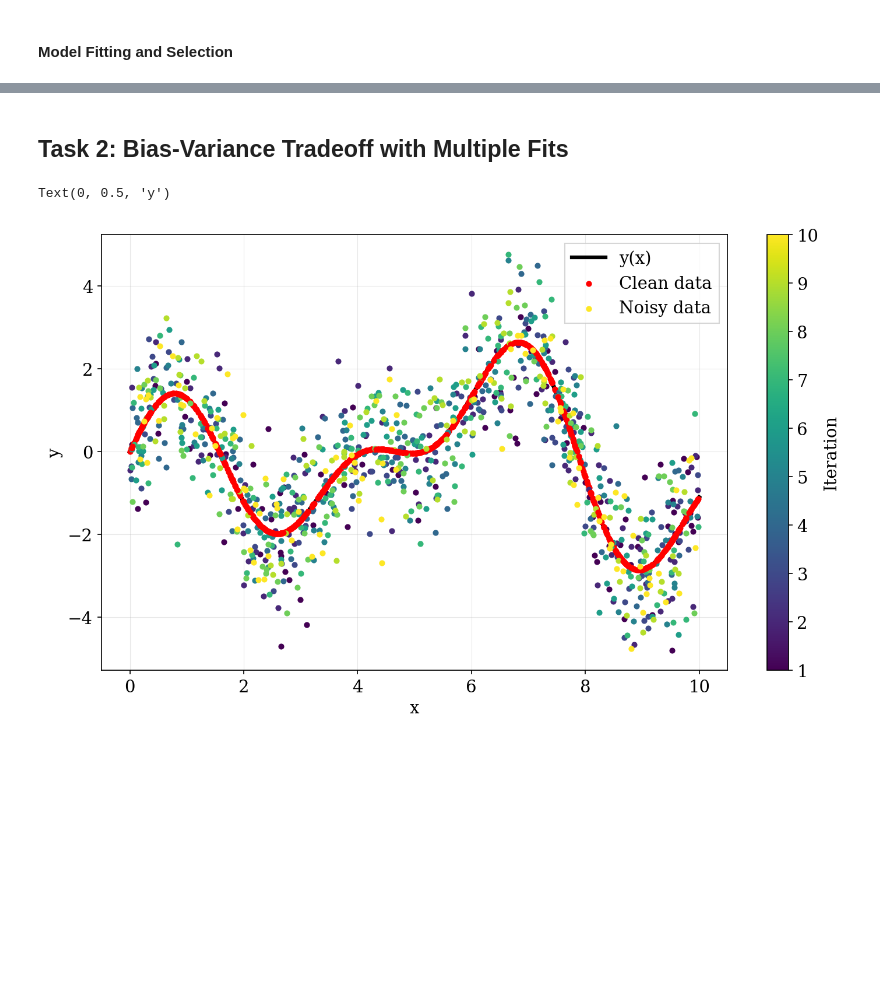
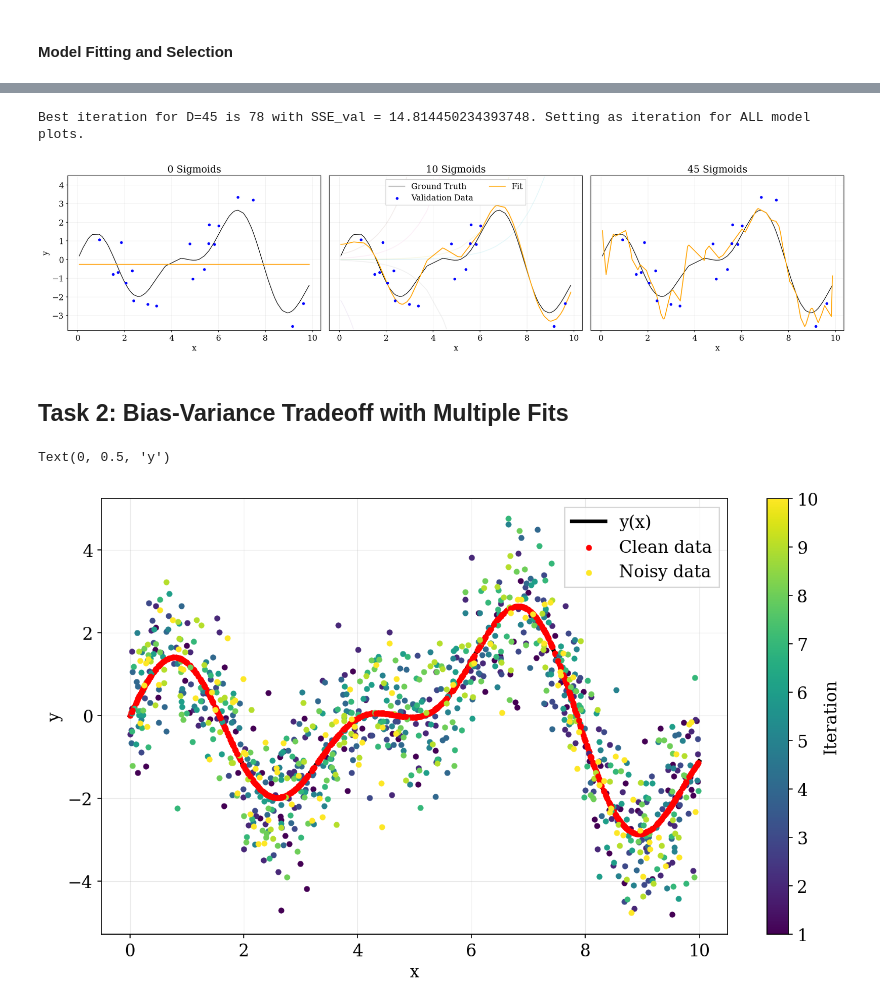
Before and after one commit to audrey352/PHYS551, a Jupyter notebook: Assignment2/A2_notebook.ipynb, the cells around one changed output, grey strips where cells are left out. Cells and saved outputs as stored; diff of their text form; code cells hidden in the pictures; blank space fills up the shorter version.

```diff
--- a/Assignment2/A2_notebook.ipynb
+++ b/Assignment2/A2_notebook.ipynb
@@ -524,3 +677,77 @@ Best iteration for D=45 is 45 with SSE_val = 27.03001169075427. Setting as itera
+# %%
+# -- 4. Continued... WITH SIGMOID BASES
+best45model = ssedf.loc[ssedf['D'] == 45].sort_values(by='SSE_Val').iloc[0] # get best model for D=45
+iteration = best45model['iteration'] # getting best iteration for D=45
+print(f'Best iteration for D=45 is {iteration} with SSE_val = {best45model["SSE_Val"]}. Setting as iteration for ALL model plots.')
+
+model0 = ssedf['model'][(ssedf['D'] == 0) & (ssedf['iteration'] == iteration)].values[0]
+model10 = ssedf['model'][(ssedf['D'] == 10) & (ssedf['iteration'] == iteration)].values[0]
+model45 = ssedf['model'][(ssedf['D'] == 45) & (ssedf['iteration'] == iteration)].values[0]
+
+xtrain = np.sort(xtrain)
+xval = np.sort(xval)
+
+fig, [ax0, ax10, ax45] = plt.subplots(1, 3, figsize=(20,5), sharey=True)
+
+# remove hspace
+plt.subplots_adjust(wspace=0)
+ax10.tick_params(left=False)
+ax45.tick_params(left=False)
+
+# 0 bases
+ax0.set_title('0 Sigmoids')
+D = 0
+bases = np.arange(0, D)
+mu = np.min(xtrain) + (np.max(xtrain) - np.min(xtrain))/(D-1) * bases
+phi = sigmoid(xtrain[:,None], mu[None,:])
+
+yh = model0.predict(phi)
+# ax0.plot(xtrain, model0.w[-1]*np.ones_like(yh), label='Intercept')
+ax0.plot(x, y(x), c='k', lw=1, label='Ground Truth')
+ax0.scatter(xval, y(xval, errval), c='b', s=15, zorder=5, label='Validation Data')
+ax0.plot(xtrain, yh, c='orange', label=f'Fit')
+ax0.set_ylim(-3.8, 4.5)
+ax0.set_ylabel('y')
+ax0.set_xlabel('x')
+
+
+# 10 sigmoids
+ax10.set_title('10 Sigmoids')
+D = 10
+bases = np.arange(0, D)
+mu = np.min(xtrain) + (np.max(xtrain) - np.min(xtrain))/(D-1) * bases
+phi = sigmoid(xtrain[:,None], mu[None,:])
+yh = model10.predict(phi)
+for d in range(D):
+    ax10.plot(xtrain, model10.w[d]*phi[:,d], '-', alpha=.1)
+# ax10.plot(xtrain, model10.w[-1]*np.ones_like(yh), label='Intercept')
+ax10.plot(x, y(x), c='k', lw=1, label='Ground Truth')
+ax10.scatter(xval, y(xval, errval), c='b', s=15, zorder=5, label='Validation Data')
+ax10.plot(xtrain, yh, c='orange', label=f'Fit')
+ax10.set_xlabel('x')
+ax10.legend(loc='upper center', ncol=2, framealpha=1)
+
+
+# 45 sigmoids
+ax45.set_title('45 Sigmoids')
+D = 45
+bases = np.arange(0, D)
+mu = np.min(xtrain) + (np.max(xtrain) - np.min(xtrain))/(D-1) * bases
+phi = sigmoid(xtrain[:,None], mu[None,:])
+yh = model45.predict(phi)
+for d in range(D):
+    ax45.plot(xtrain, model45.w[d]*phi[:,d], '-', alpha=.1)
+# ax45.plot(xtrain, model45.w[-1]*np.ones_like(yh), label='Intercept')
+ax45.plot(x, y(x), c='k', lw=1, label='Ground Truth')
+ax45.scatter(xval, y(xval, errval), c='b', s=15, zorder=5, label='Validation Data')
+ax45.plot(xtrain, yh, c='orange', label=f'Fit')
+ax45.set_xlabel('x')
+
+plt.savefig(SAVEDIR + 'model_fitting_select_D_sigmoid.png')
+plt.show()
+# %% [output]
+Best iteration for D=45 is 78 with SSE_val = 14.814450234393748. Setting as iteration for ALL model plots.
+[figure, added]
 # %% [markdown]
 ## Task 2: Bias-Variance Tradeoff with Multiple Fits
 # %%
```
Also changed, not shown: parts of 8 cells of this notebook, 7 other files.
